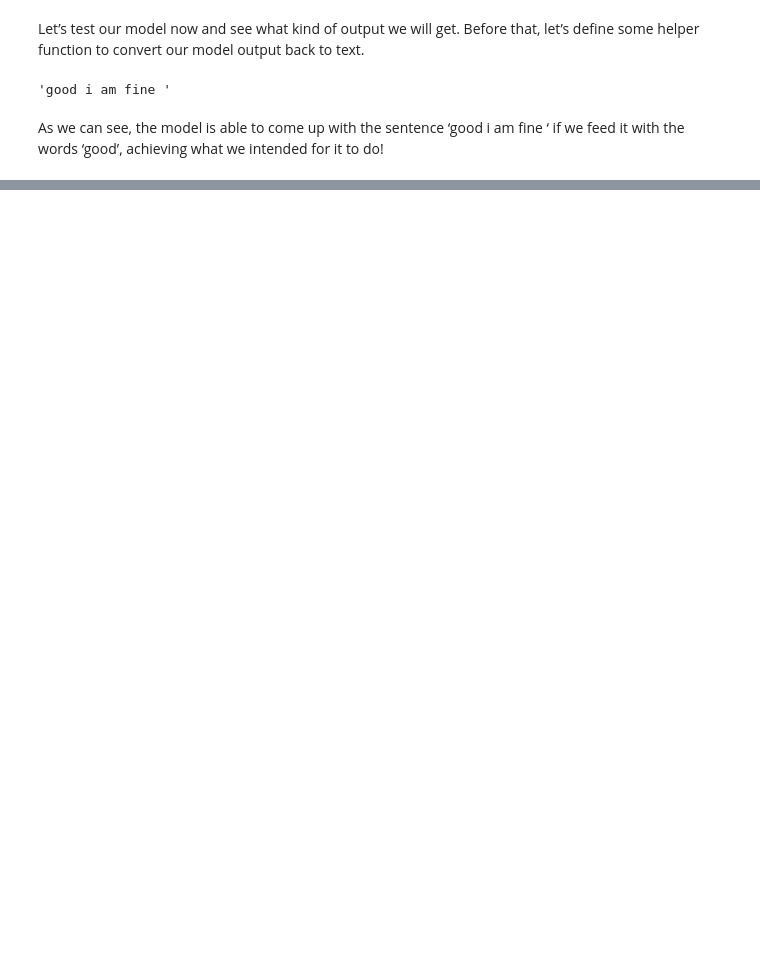
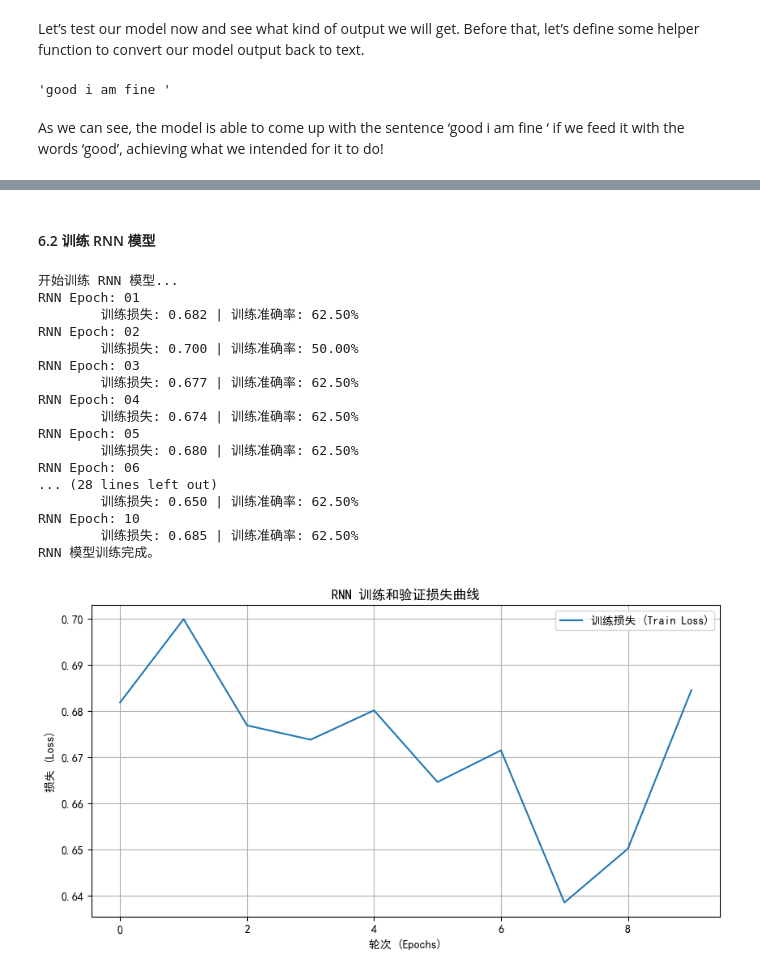
Before and after one commit to KiritoFD/RNN_lab, a Jupyter notebook: tutorial.ipynb, the cells around one changed output, grey strips where cells are left out. Cells and saved outputs as stored; diff of their text form; code cells hidden in the pictures; blank space fills up the shorter version.

```diff
--- a/tutorial.ipynb
+++ b/tutorial.ipynb
@@ -327,0 +1147,20 @@ As we can see, the model is able to come up with the sentence ‘good i am fine
+# %%
+def plot_loss_curves(train_losses, val_losses, title_prefix=""):
+    plt.figure(figsize=(10, 5))
+    plt.plot(train_losses, label='训练损失 (Train Loss)')
+    if val_losses: # 如果提供了验证损失
+        plt.plot(val_losses, label='验证损失 (Validation Loss)')
+    plt.title(f'{title_prefix} 训练和验证损失曲线')
+    plt.xlabel('轮次 (Epochs)')
+    plt.ylabel('损失 (Loss)')
+    plt.legend()
+    plt.grid(True)
+    plt.show()
+
+def plot_confusion_matrix(cm, class_names, title_prefix=""):
+    plt.figure(figsize=(8, 6))
+    sns.heatmap(cm, annot=True, fmt='d', cmap='Blues', xticklabels=class_names, yticklabels=class_names)
+    plt.title(f'{title_prefix} 混淆矩阵 (Confusion Matrix)')
+    plt.xlabel('预测标签 (Predicted Label)')
+    plt.ylabel('真实标签 (True Label)')
+    plt.show()
@@ -327,0 +1250,45 @@ As we can see, the model is able to come up with the sentence ‘good i am fine
+# %% [markdown]
+#### 6.2 训练 RNN 模型
+# %%
+N_EPOCHS = 10 # 训练轮次，根据需要调整
+
+rnn_train_losses = []
+# rnn_val_losses = [] # 如果有验证集，可以记录验证损失
+
+print("开始训练 RNN 模型...")
+if not list(train_loader): # 检查 train_loader 是否为空
+    print("错误：训练数据加载器为空。无法开始训练。请检查数据预处理步骤。")
+else:
+    for epoch in range(N_EPOCHS):
+        train_loss, train_acc = train_model(rnn_model, train_loader, optimizer_rnn, criterion_rnn)
+        # val_loss, val_acc, _, _, _ = evaluate_model(rnn_model, test_loader, criterion_rnn) # 假设test_loader作为验证集
+
+        rnn_train_losses.append(train_loss)
+        # rnn_val_losses.append(val_loss)
+
+        print(f'RNN Epoch: {epoch+1:02}')
+        print(f'\t训练损失: {train_loss:.3f} | 训练准确率: {train_acc*100:.2f}%')
+        # print(f'\t验证损失: {val_loss:.3f} | 验证准确率: {val_acc*100:.2f}%')
+    print("RNN 模型训练完成。")
+
+# 绘制损失曲线
+plot_loss_curves(rnn_train_losses, None, title_prefix="RNN") # 如果有验证损失，传入 rnn_val_losses
+# %% [output]
+开始训练 RNN 模型...
+RNN Epoch: 01
+        训练损失: 0.682 | 训练准确率: 62.50%
+RNN Epoch: 02
+        训练损失: 0.700 | 训练准确率: 50.00%
+RNN Epoch: 03
+        训练损失: 0.677 | 训练准确率: 62.50%
+RNN Epoch: 04
+        训练损失: 0.674 | 训练准确率: 62.50%
+RNN Epoch: 05
+        训练损失: 0.680 | 训练准确率: 62.50%
+RNN Epoch: 06
+... (28 lines left out)
+        训练损失: 0.650 | 训练准确率: 62.50%
+RNN Epoch: 10
+        训练损失: 0.685 | 训练准确率: 62.50%
+RNN 模型训练完成。
+[figure, added]
```
Also changed, not shown: parts of 38 cells of this notebook, 1 other file.
